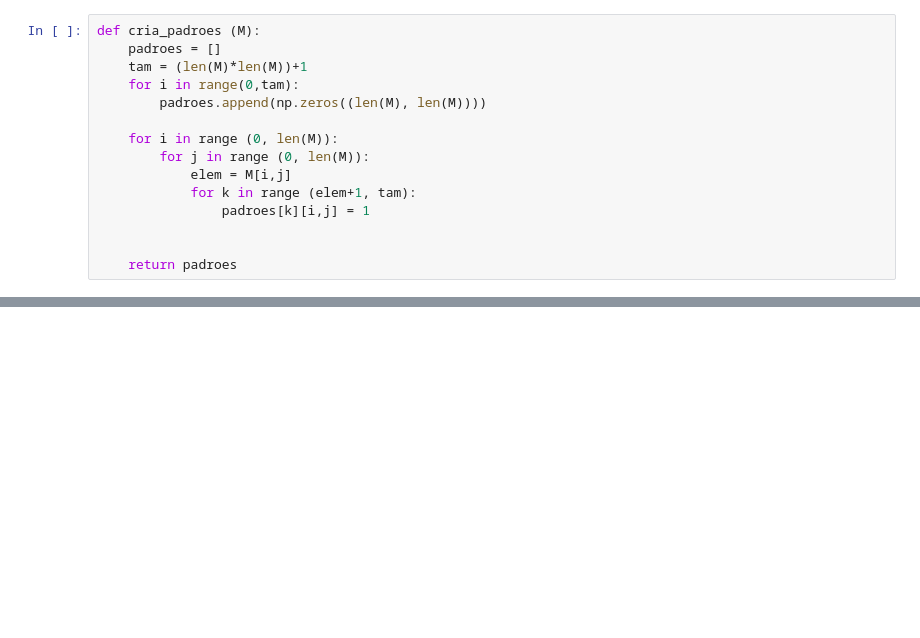
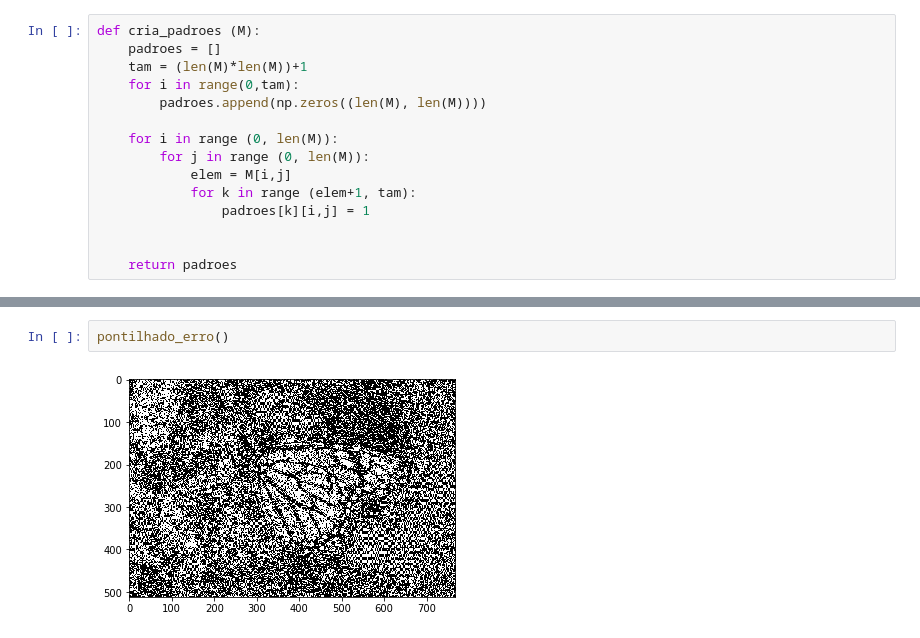
Before and after one commit to enoque/processamento_de_imagens_digitais, a Jupyter notebook: Trabalho2/trabalho2.ipynb, the cells around one changed output, grey strips where cells are left out. Cells and saved outputs as stored; diff of their text form; blank space fills up the shorter version.

```diff
--- a/Trabalho2/trabalho2.ipynb
+++ b/Trabalho2/trabalho2.ipynb
@@ -64,0 +123,4 @@ half_toning(matriz_de_padroes)
+# %%
+pontilhado_erro()
+# %% [output]
+[figure, added]
```
Also changed, not shown: parts of 8 cells of this notebook, 11 other files.
